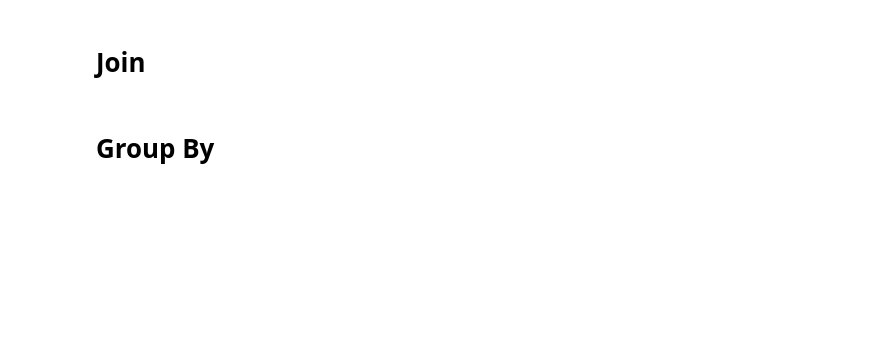
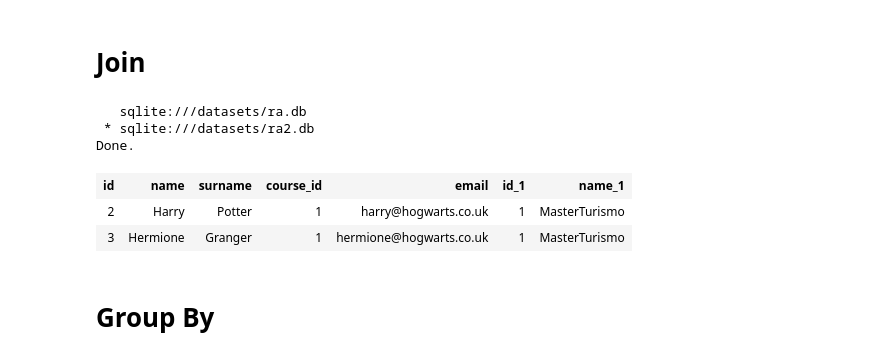
Before and after one commit to nicshub/notebooks, a Jupyter notebook: SQL2.ipynb, the cells around one changed output. Drawn from its saved outputs; the diff is of its cells as text; code cells hidden in the pictures; blank space fills up the shorter version.

```diff
--- a/SQL2.ipynb
+++ b/SQL2.ipynb
@@ -333,10 +518,17 @@ FROM table
 # %%
 %%sql
 select
-students.name, students.surname, students.email, courses.name as corso
+*
 from
-students
-join courses  on students.course_id=courses.id
+students s
+join courses c on s.course_id=c.id
+# %% [output]
+   sqlite:///datasets/ra.db
+ * sqlite:///datasets/ra2.db
+Done.
+| id | name | surname | course_id | email | id_1 | name_1 |
+| 2 | Harry | Potter | 1 | harry@hogwarts.co.uk | 1 | MasterTurismo |
+| 3 | Hermione | Granger | 1 | hermione@hogwarts.co.uk | 1 | MasterTurismo |
 # %% [markdown]
 # Group By
 # %%
```
Also changed, not shown: parts of 29 cells of this notebook, 14 other files.
